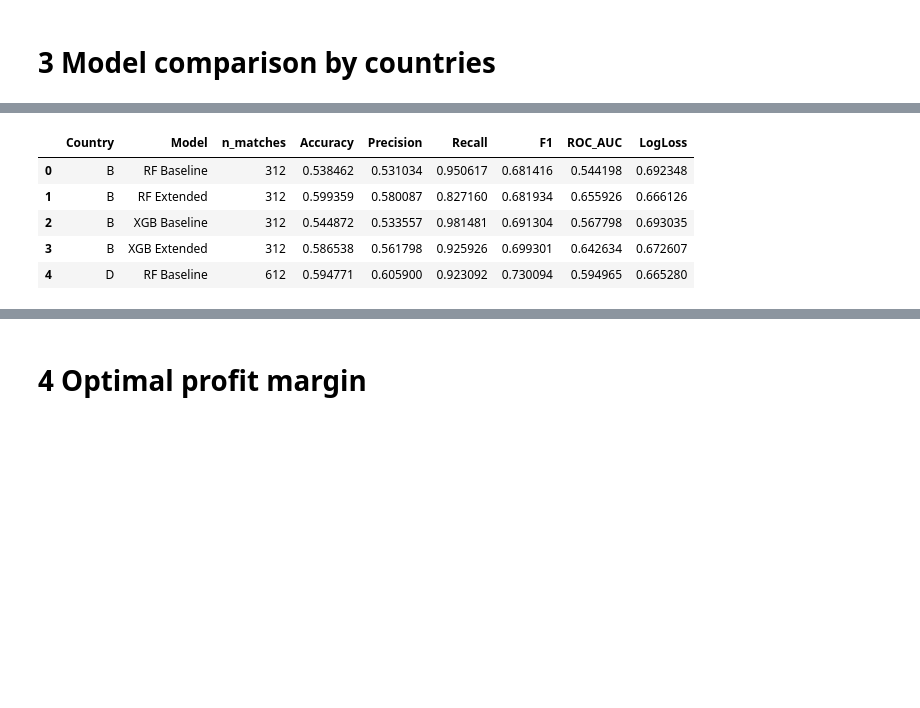
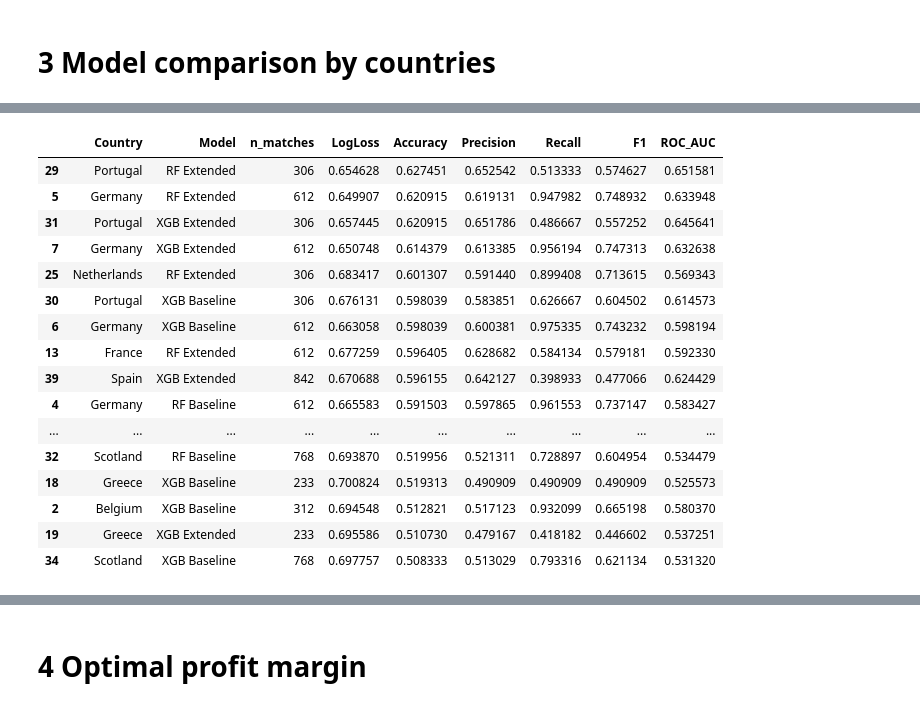
Before and after one commit to OndrejZ24/soccer-leagues-predictions, a Jupyter notebook: model_comparison.ipynb, the cells around one changed output, grey strips where cells are left out. Saved outputs shown, nothing was run; the diff lists cells and outputs as text; code cells hidden in the pictures; blank space fills up the shorter version.

```diff
--- a/model_comparison.ipynb
+++ b/model_comparison.ipynb
@@ -216,4 +201,10 @@ dtype: object
 # %%
+# Create a new dataset divided into country leagues
+div_cols = [c for c in X_test_basic.columns if c.startswith("Div_")]
+test_leagues = X_test_basic[div_cols].idxmax(axis=1)
+test_leagues = test_leagues.str.replace("^Div_", "", regex=True)
+
+
 metrics_country_rows = []
 unique_leagues = sorted(test_leagues.unique())
 
@@ -221,11 +212,10 @@ for league in unique_leagues:
     mask = (test_leagues == league)
 
     for name, kind, model, X_test, y_test in models:
-        # Subset test set to this league
         X_sub = X_test[mask]
         y_sub = y_test[mask]
 
-        # XGBoost needs renamed columns (copy, no inplace)
+        # Renamed columns for xgboost
         if kind == "xgb":
             X_eval = X_sub.rename(columns=rename_map)
         else:
@@ -239,14 +229,14 @@ for league in unique_leagues:
             "League": league,
             "Model": name,
             "n_matches": mask.sum(),
+            "LogLoss": log_loss(y_sub, proba),
             "Accuracy": accuracy_score(y_sub, y_pred),
             "Precision": precision_score(y_sub, y_pred, zero_division=0),
             "Recall": recall_score(y_sub, y_pred, zero_division=0),
             "F1": f1_score(y_sub, y_pred, zero_division=0),
             "ROC_AUC": roc_auc_score(y_sub, proba),
-            "LogLoss": log_loss(y_sub, proba)
         })
 
 metrics_country_df = pd.DataFrame(metrics_country_rows)
-metrics_country_df
+metrics_country_df.sort_values(by = "LogLoss")
 # %% [output]
@@ -265,31 +255,57 @@ metrics_country_df
 84 rows × 9 columns
 # %%
-import re
-
-# 1) Create a "country-level" / merged-league column by removing digits from League
+# 2) Merge leagues into countries by league prefix
 metrics_country_df["Country"] = (
     metrics_country_df["League"]
-    .str.replace(r"\d+", "", regex=True)  # drop all digits
-    .str.strip()                          # remove extra spaces if any
+    .str.replace(r"\d+", "", regex=True)
+    .str.strip()
 )
 
-# 2) Aggregate metrics by this merged league + model
-metric_cols = ["Accuracy", "Precision", "Recall", "F1", "ROC_AUC", "LogLoss"]
+# Aggregate metrics at country level
+metric_cols = ["LogLoss", "Accuracy", "Precision", "Recall", "F1", "ROC_AUC"]
 
 metrics_country_agg = (
     metrics_country_df
     .groupby(["Country", "Model"], as_index=False)
     .agg(
         n_matches=("n_matches", "sum"),
         **{m: (m, "mean") for m in metric_cols}
     )
 )
 
-metrics_country_agg.head()
+# Rename to full country names
+code_to_country = {
+    "B":  "Belgium",
+    "D":  "Germany",
+    "E":  "England",
+    "F":  "France",
+    "G":  "Greece",
+    "I":  "Italy",
+    "N":  "Netherlands",
+    "P":  "Portugal",
+    "SC": "Scotland",
+    "SP": "Spain",
+    "T":  "Turkey",
+}
+metrics_country_agg["Country"] = metrics_country_agg["Country"].map(code_to_country)
+
+
+metrics_country_agg.sort_values(by="Accuracy", ascending=False)
 # %% [output]
-|  | Country | Model | n_matches | Accuracy | Precision | Recall | F1 | ROC_AUC | LogLoss |
-| 0 | B | RF Baseline | 312 | 0.538462 | 0.531034 | 0.950617 | 0.681416 | 0.544198 | 0.692348 |
-| 1 | B | RF Extended | 312 | 0.599359 | 0.580087 | 0.827160 | 0.681934 | 0.655926 | 0.666126 |
-| 2 | B | XGB Baseline | 312 | 0.544872 | 0.533557 | 0.981481 | 0.691304 | 0.567798 | 0.693035 |
-| 3 | B | XGB Extended | 312 | 0.586538 | 0.561798 | 0.925926 | 0.699301 | 0.642634 | 0.672607 |
-| 4 | D | RF Baseline | 612 | 0.594771 | 0.605900 | 0.923092 | 0.730094 | 0.594965 | 0.665280 |
+|  | Country | Model | n_matches | LogLoss | Accuracy | Precision | Recall | F1 | ROC_AUC |
+| 29 | Portugal | RF Extended | 306 | 0.654628 | 0.627451 | 0.652542 | 0.513333 | 0.574627 | 0.651581 |
+| 5 | Germany | RF Extended | 612 | 0.649907 | 0.620915 | 0.619131 | 0.947982 | 0.748932 | 0.633948 |
+| 31 | Portugal | XGB Extended | 306 | 0.657445 | 0.620915 | 0.651786 | 0.486667 | 0.557252 | 0.645641 |
+| 7 | Germany | XGB Extended | 612 | 0.650748 | 0.614379 | 0.613385 | 0.956194 | 0.747313 | 0.632638 |
+| 25 | Netherlands | RF Extended | 306 | 0.683417 | 0.601307 | 0.591440 | 0.899408 | 0.713615 | 0.569343 |
+| 30 | Portugal | XGB Baseline | 306 | 0.676131 | 0.598039 | 0.583851 | 0.626667 | 0.604502 | 0.614573 |
+| 6 | Germany | XGB Baseline | 612 | 0.663058 | 0.598039 | 0.600381 | 0.975335 | 0.743232 | 0.598194 |
+| 13 | France | RF Extended | 612 | 0.677259 | 0.596405 | 0.628682 | 0.584134 | 0.579181 | 0.592330 |
+| 39 | Spain | XGB Extended | 842 | 0.670688 | 0.596155 | 0.642127 | 0.398933 | 0.477066 | 0.624429 |
+| 4 | Germany | RF Baseline | 612 | 0.665583 | 0.591503 | 0.597865 | 0.961553 | 0.737147 | 0.583427 |
+| ... | ... | ... | ... | ... | ... | ... | ... | ... | ... |
+| 32 | Scotland | RF Baseline | 768 | 0.693870 | 0.519956 | 0.521311 | 0.728897 | 0.604954 | 0.534479 |
+| 18 | Greece | XGB Baseline | 233 | 0.700824 | 0.519313 | 0.490909 | 0.490909 | 0.490909 | 0.525573 |
+| 2 | Belgium | XGB Baseline | 312 | 0.694548 | 0.512821 | 0.517123 | 0.932099 | 0.665198 | 0.580370 |
+| 19 | Greece | XGB Extended | 233 | 0.695586 | 0.510730 | 0.479167 | 0.418182 | 0.446602 | 0.537251 |
+| 34 | Scotland | XGB Baseline | 768 | 0.697757 | 0.508333 | 0.513029 | 0.793316 | 0.621134 | 0.531320 |
```
Also changed, not shown: parts of 17 cells of this notebook.
